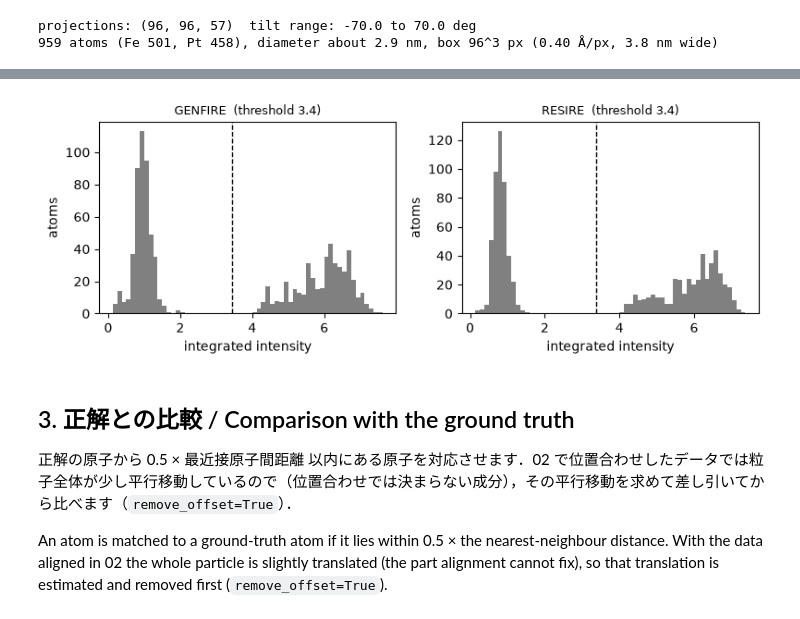
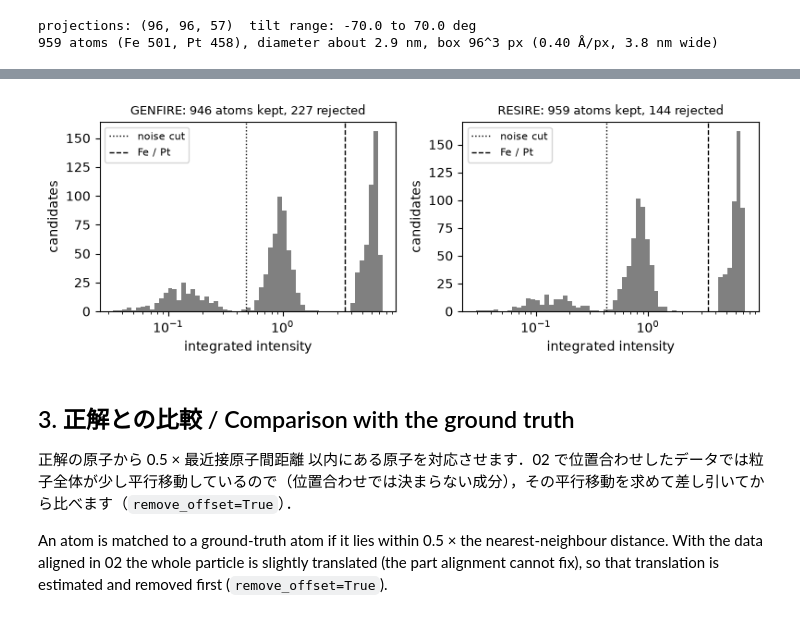
Before and after one commit to ty-URC/AET-tutorials, a Jupyter notebook: notebooks/05_atom_tracing.ipynb, the cells around one changed output, grey strips where cells are left out. Drawn from its saved outputs; the diff is of its cells as text; code cells hidden in the pictures.

```diff
--- a/notebooks/05_atom_tracing.ipynb
+++ b/notebooks/05_atom_tracing.ipynb
@@ -50,9 +54,9 @@ The nearest-neighbour distance in fcc is a/√2 (about 2.7 Å for FePt). Maxima
 # %%
 a = 3.85                                   # 格子定数 / lattice constant (Å)
 nn_px = a / np.sqrt(2) / pixel_size        # 最近接原子間距離 / nearest-neighbour distance (px)
-found = {}
+candidates = {}
 for name, vol in volumes.items():
-    pos, inten = find_atoms(vol, min_distance_px=0.8 * nn_px, threshold=0.1)
-    found[name] = (pos - centre[name], inten)
+    pos, inten = find_atoms(vol, min_distance_px=0.8 * nn_px, threshold=0.03)
+    candidates[name] = (pos - centre[name], inten)
     print("%-8s %d candidates (ground truth: %d atoms)" % (name, len(pos), len(particle)))
 # %% [output]
@@ -67,16 +74,20 @@ Histogram of the per-atom intensity. If it splits into two peaks (Fe and Pt), th
 # %%
 fig, axes = plt.subplots(1, 2, figsize=(8, 3))
-labels = {}
-for ax, (name, (pos, inten)) in zip(axes, found.items()):
-    lab, thr, means = classify_two_species(inten)
-    labels[name] = lab
-    ax.hist(inten, bins=60, color="0.5")
-    ax.axvline(thr, color="k", ls="--", lw=1)
-    ax.set_title("%s  (threshold %.2g)" % (name, thr), fontsize=9)
-    ax.set_xlabel("integrated intensity"); ax.set_ylabel("atoms")
+found, labels = {}, {}
+for ax, (name, (pos, inten)) in zip(axes, candidates.items()):
+    lab, thr, noise_thr = classify_atoms(inten, min_fraction=0.5)
+    keep = lab >= 0
+    found[name], labels[name] = (pos[keep], inten[keep]), lab[keep]
+    bins = np.logspace(np.log10(max(inten.min(), 1e-3 * inten.max())), np.log10(inten.max()), 60)
+    ax.hist(inten, bins=bins, color="0.5")
+    ax.axvline(noise_thr, color="k", ls=":", lw=1, label="noise cut")
+    ax.axvline(thr, color="k", ls="--", lw=1, label="Fe / Pt")
+    ax.set_xscale("log"); ax.legend(fontsize=8)
+    ax.set_title("%s: %d atoms kept, %d rejected" % (name, keep.sum(), (~keep).sum()), fontsize=9)
+    ax.set_xlabel("integrated intensity"); ax.set_ylabel("candidates")
 fig.tight_layout(); plt.show()
 # %% [output]
-[figure, old version]
+[figure, new version]
 # %% [markdown]
 ## 3. 正解との比較 / Comparison with the ground truth
 
```
Also changed, not shown: parts of 9 cells of this notebook, 7 other files.
